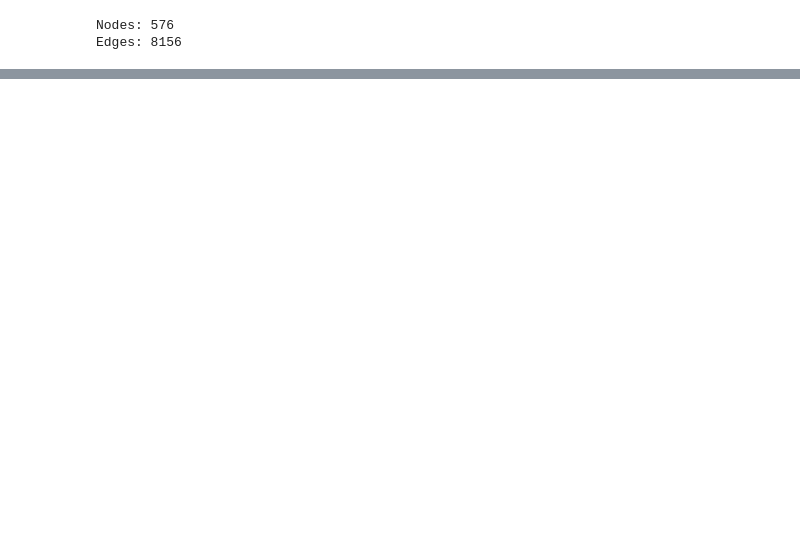
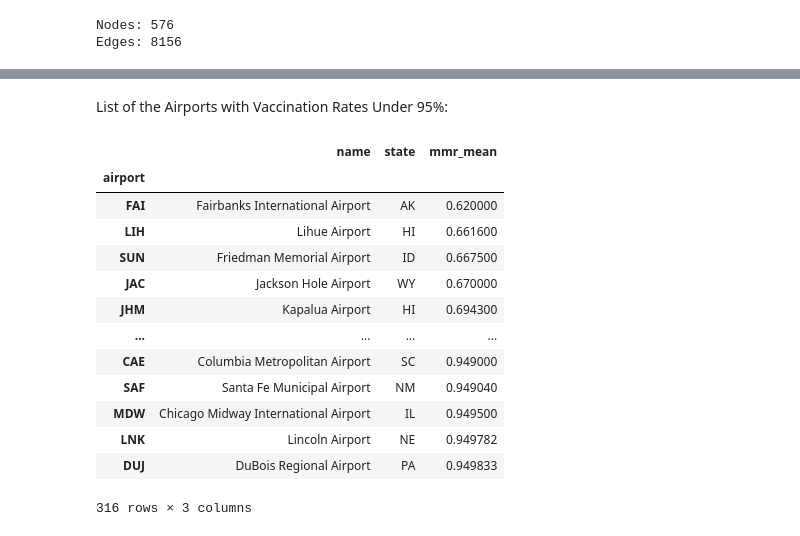
Before and after one commit to arushigadicherla9-creator/Networks-Projects, a Jupyter notebook: code/Metrics.ipynb, the cells around one changed output, grey strips where cells are left out. Cells and saved outputs as stored; diff of their text form; code cells hidden in the pictures; blank space fills up the shorter version.

```diff
--- a/code/Metrics.ipynb
+++ b/code/Metrics.ipynb
@@ -171,0 +234,26 @@ MSP Minneapolis–Saint Paul International Airport / Wold–Chamberlain Field
+# %% [markdown]
+List of the Airports with Vaccination Rates Under 95%:
+# %%
+low_mmr_airports = (
+    attrs
+    .dropna(subset=["mmr_mean"])
+    .query("mmr_mean <= 0.95")
+    .sort_values("mmr_mean", ascending=True)
+)
+
+low_mmr_airports[["name", "state", "mmr_mean"]]
+# %% [output]
+|  | name | state | mmr_mean |
+| airport |  |  |  |
+| FAI | Fairbanks International Airport | AK | 0.620000 |
+| LIH | Lihue Airport | HI | 0.661600 |
+| SUN | Friedman Memorial Airport | ID | 0.667500 |
+| JAC | Jackson Hole Airport | WY | 0.670000 |
+| JHM | Kapalua Airport | HI | 0.694300 |
+| ... | ... | ... | ... |
+| CAE | Columbia Metropolitan Airport | SC | 0.949000 |
+| SAF | Santa Fe Municipal Airport | NM | 0.949040 |
+| MDW | Chicago Midway International Airport | IL | 0.949500 |
+| LNK | Lincoln Airport | NE | 0.949782 |
+| DUJ | DuBois Regional Airport | PA | 0.949833 |
+316 rows × 3 columns
```
Also changed, not shown: parts of 14 cells of this notebook.
